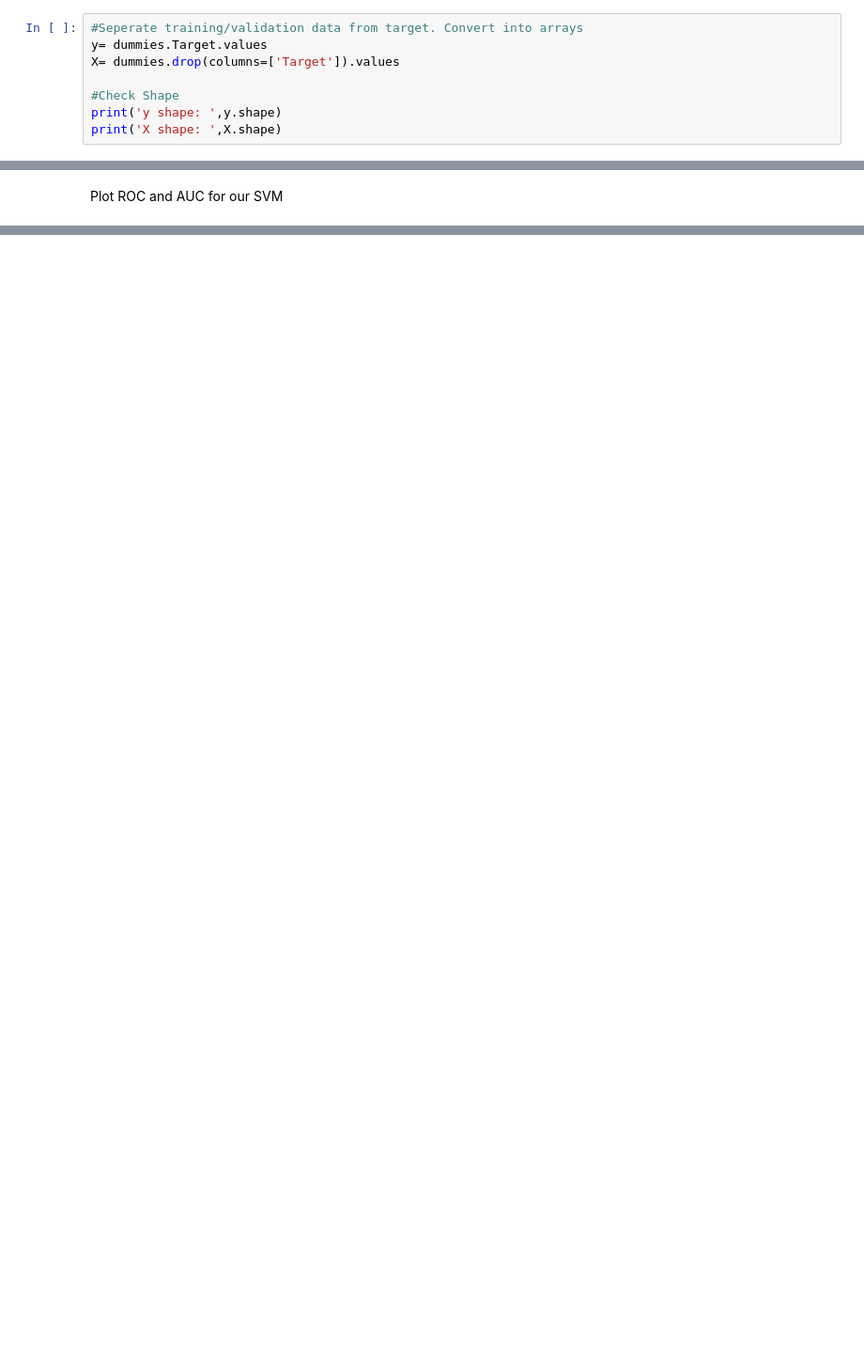
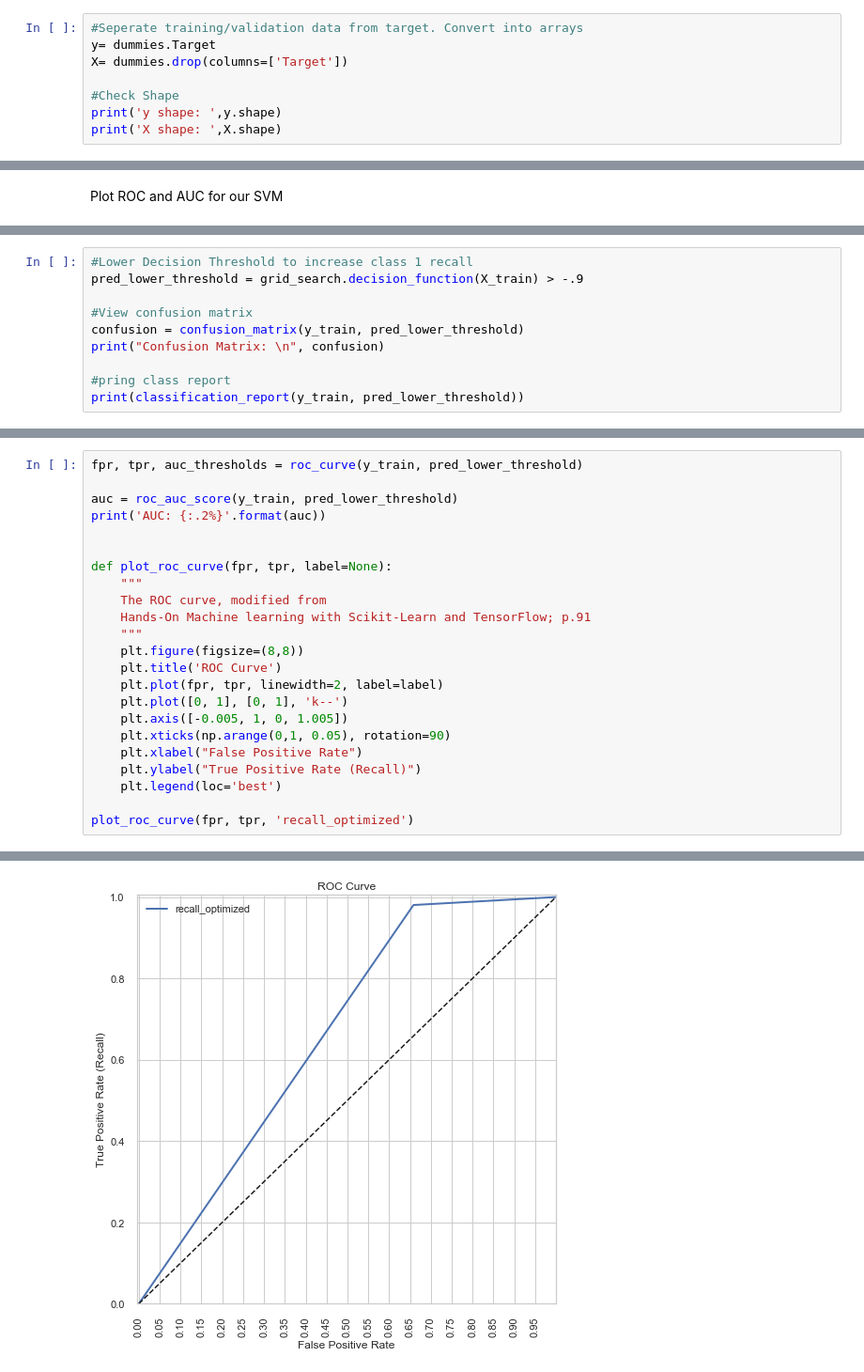
Before and after one commit to KishenSharma6/HeartDisease-Classification, a Jupyter notebook: Heart Disease - Classification.ipynb, the cells around one changed output, grey strips where cells are left out. Shown at 94% size. Drawn from its saved outputs; the diff is of its cells as text; blank space fills up the shorter version.

```diff
--- a/Heart Disease - Classification.ipynb
+++ b/Heart Disease - Classification.ipynb
@@ -533,7 +508,7 @@ dummies.Max_HR= np.square(dummies.Max_HR)
 # %%
 #Seperate training/validation data from target. Convert into arrays
-y= dummies.Target.values
-X= dummies.drop(columns=['Target']).values
+y= dummies.Target
+X= dummies.drop(columns=['Target'])
 
 #Check Shape
 print('y shape: ',y.shape)
@@ -843,0 +832,10 @@ AUC: 86.32%
+# %%
+#Lower Decision Threshold to increase class 1 recall
+pred_lower_threshold = grid_search.decision_function(X_train) > -.9
+
+#View confusion matrix
+confusion = confusion_matrix(y_train, pred_lower_threshold)
+print("Confusion Matrix: \n", confusion)
+
+#pring class report
+print(classification_report(y_train, pred_lower_threshold))
@@ -843,0 +854,24 @@ AUC: 86.32%
+# %%
+fpr, tpr, auc_thresholds = roc_curve(y_train, pred_lower_threshold)
+
+auc = roc_auc_score(y_train, pred_lower_threshold)
+print('AUC: {:.2%}'.format(auc))
+
+
+def plot_roc_curve(fpr, tpr, label=None):
+    """
+    The ROC curve, modified from
+    Hands-On Machine learning with Scikit-Learn and TensorFlow; p.91
+    """
+    plt.figure(figsize=(8,8))
+    plt.title('ROC Curve')
+    plt.plot(fpr, tpr, linewidth=2, label=label)
+    plt.plot([0, 1], [0, 1], 'k--')
+    plt.axis([-0.005, 1, 0, 1.005])
+    plt.xticks(np.arange(0,1, 0.05), rotation=90)
+    plt.xlabel("False Positive Rate")
+    plt.ylabel("True Positive Rate (Recall)")
+    plt.legend(loc='best')
+
+plot_roc_curve(fpr, tpr, 'recall_optimized')
+# %% [output]
@@ -843,0 +879 @@ AUC: 86.32%
+[figure, added]
```
Also changed, not shown: parts of 35 cells of this notebook.
